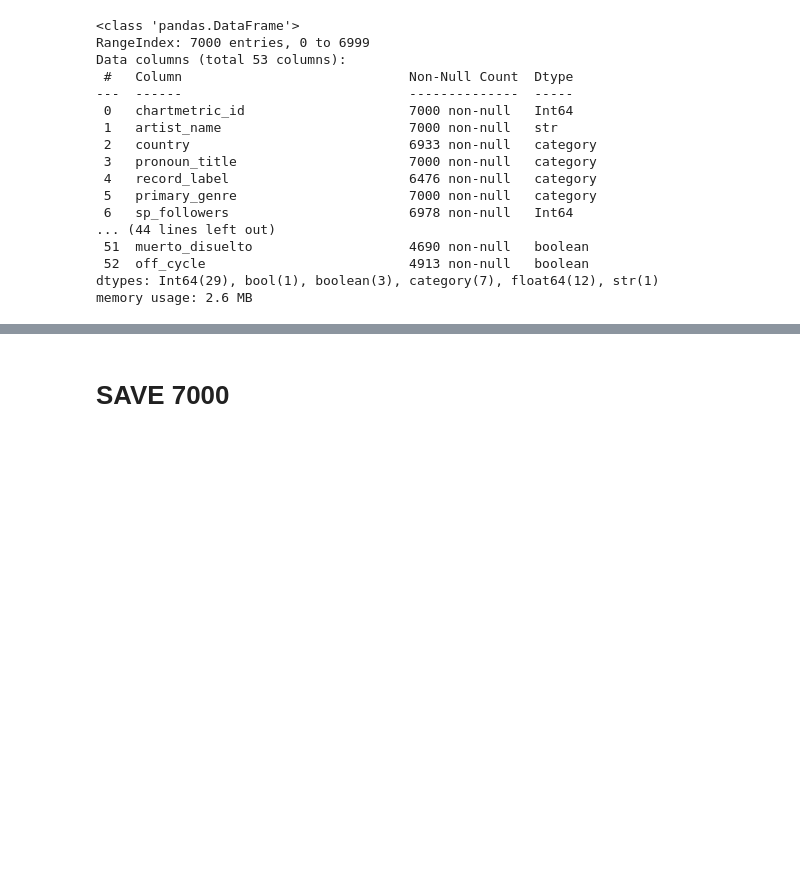
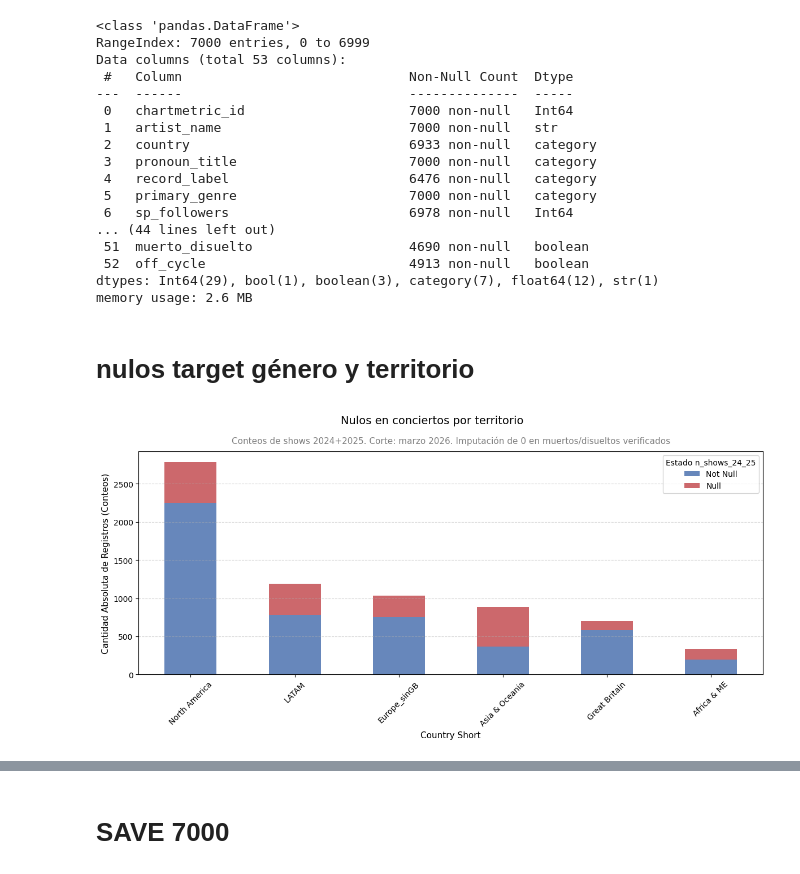
Before and after one commit to SilvanaBContreras/come_together_industria_de_la_musica, a Jupyter notebook: chartmetric_EDA1.ipynb, the cells around one changed output, grey strips where cells are left out. Drawn from its saved outputs; the diff is of its cells as text; code cells hidden in the pictures; blank space fills up the shorter version.

Commit message:
multivariados categoricos y dir graficos

```diff
--- a/chartmetric_EDA1.ipynb
+++ b/chartmetric_EDA1.ipynb
@@ -3133,3 +3149,55 @@ Data columns (total 53 columns):
  52  off_cycle                          4913 non-null   boolean
 dtypes: Int64(29), bool(1), boolean(3), category(7), float64(12), str(1)
 memory usage: 2.6 MB
+# %% [markdown]
+# nulos target género y territorio
+# %%
+import pandas as pd
+import matplotlib.pyplot as plt
+
+# ==========================================
+# 1. PREPARACIÓN DE DATOS (Mismo Reporte)
+# ==========================================
+
+# Definimos el estado de los nulos
+is_null = df_tp['n_shows_24_25'].isna().map({True: 'Null', False: 'Not Null'})
+
+# Tabla de frecuencias absolutas (conteos puros)
+cruce_cantidades = pd.crosstab(index=df_tp['country_short'], columns=is_null)
+
+# Calculamos los totales por país para ordenar el gráfico de mayor a menor peso
+cruce_cantidades['Total_Pais'] = cruce_cantidades['Null'] + cruce_cantidades['Not Null']
+cruce_cantidades = cruce_cantidades.sort_values(by='Total_Pais', ascending=False)
+
+# Eliminamos la columna temporal de total para que no se grafique como una barra extra
+cruce_grafico = cruce_cantidades.drop(columns=['Total_Pais'])
+
+
+# ==========================================
+# 2. GRÁFICO DE BARRAS APILADAS (CONTEOS ABSOLUTOS)
+# ==========================================
+
+fig, ax = plt.subplots(figsize=(12, 6))
+
+# Graficamos directamente los conteos. 'stacked=True' apila el color interno.
+cruce_grafico.plot(kind='bar', stacked=True, ax=ax, color=['#4C72B0', '#C44E52'], alpha=0.85)
+
+# Título Principal (va en la figura completa)
+plt.suptitle('Nulos en conciertos por territorio', fontsize=14, y=0.98)
+
+# Subtítulo (va en el set_title del gráfico, con letra más chica)
+ax.set_title('Conteos de shows 2024+2025. Corte: marzo 2026. Imputación de 0 en muertos/disueltos verificados', fontsize=11, color='gray', pad=10)
+
+ax.set_xlabel('Country Short', fontsize=11)
+ax.set_ylabel('Cantidad Absoluta de Registros (Conteos)', fontsize=11)
+ax.legend(title='Estado n_shows_24_25', loc='upper right')
+ax.tick_params(axis='x', rotation=45)
+
+
+# Agregamos una cuadrícula horizontal sutil para facilitar la lectura de los conteos
+ax.grid(axis='y', linestyle='--', alpha=0.5)
+
+plt.tight_layout()
+plt.show()
+# %% [output]
+[figure, added]
```
Also changed, not shown: parts of 9 cells of this notebook, 13 other files.
